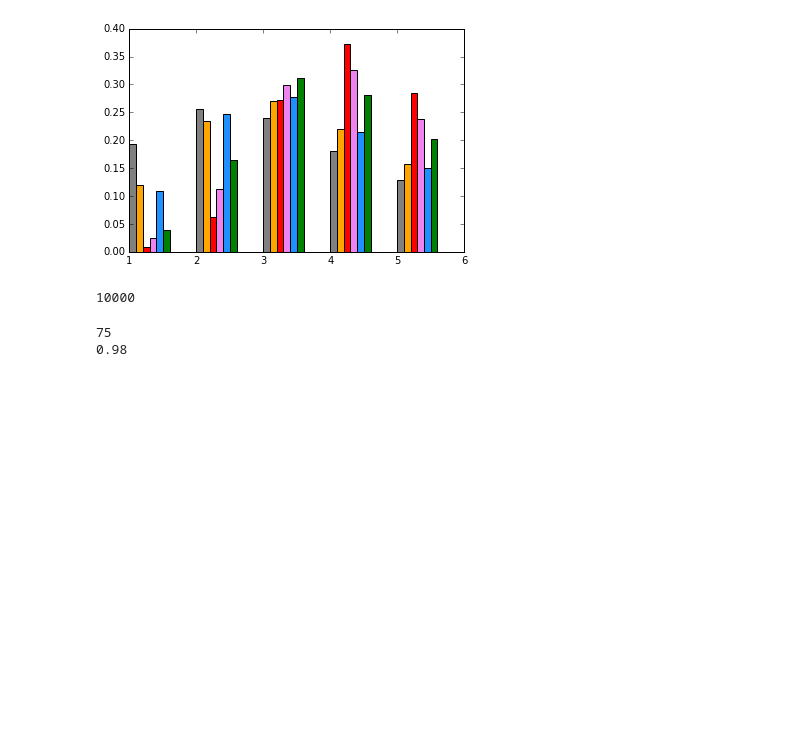
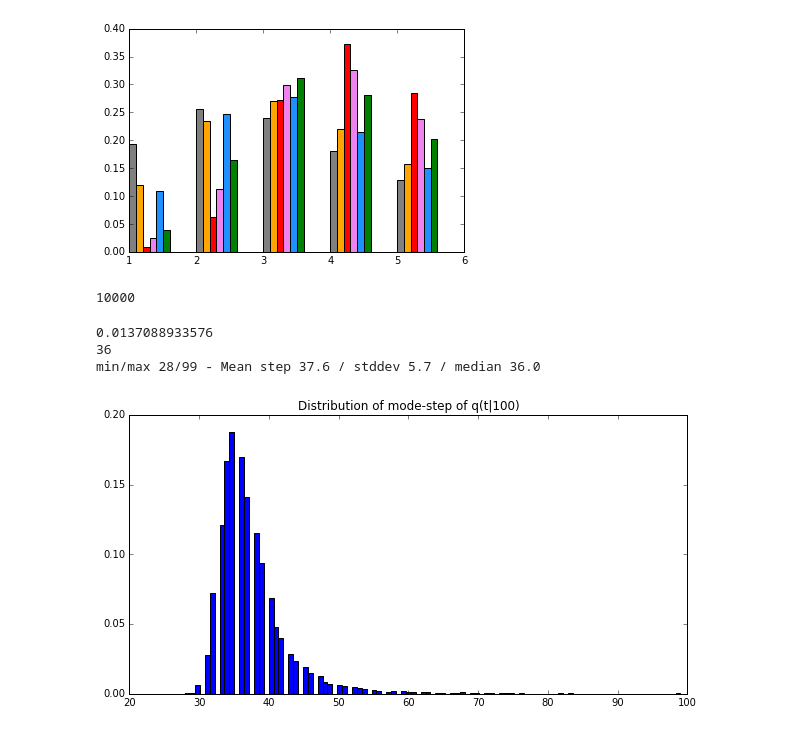
Before and after one commit to toologicbv/meta_learner, a Jupyter notebook: 10d_reg_results_20170623.ipynb, the cells around one changed output. Saved outputs shown, nothing was run; the diff lists cells and outputs as text; code cells hidden in the pictures; blank space fills up the shorter version.

```diff
--- a/10d_reg_results_20170623.ipynb
+++ b/10d_reg_results_20170623.ipynb
@@ -303,9 +307,21 @@ for i, idx in enumerate(func_idx):
 len(exper.val_stats["loss_funcs"][0])
 # %% [output]
 10000
-# %%
-print(experiments[3].config.T)
-print(experiments[3].config.continue_prob)
-# %% [output]
-75
-0.98
+# %%
+print(np.max(new_experiments[3].val_stats["qt_funcs"][100][1]))
+print(np.argmax(new_experiments[3].val_stats["qt_funcs"][100][1]))
+max_idx_probs = np.argmax(new_experiments[3].val_stats["qt_funcs"][100], 1)
+print("min/max {}/{} - Mean step {:.1f} / stddev {:.2} / median {}".format(np.min(max_idx_probs), np.max(max_idx_probs),
+        np.mean(max_idx_probs), np.std(max_idx_probs), np.median(max_idx_probs)))
+best_idx = np.argmin(max_idx_probs)
+worst_idx = np.argmax(max_idx_probs)
+# print(new_experiments[3].val_stats["qt_funcs"][100][worst_idx])
+# print(new_experiments[3].val_stats["loss_funcs"][worst_idx])
+fig = plt.figure(figsize=(10,5))
+plt.title("Distribution of mode-step of q(t|100)")
+_ = plt.hist(max_idx_probs, bins=101, normed=True)
+# %% [output]
+0.0137088933576
+36
+min/max 28/99 - Mean step 37.6 / stddev 5.7 / median 36.0
+[figure, added]
```
Also changed, not shown: parts of 12 cells of this notebook, 8 other files.
